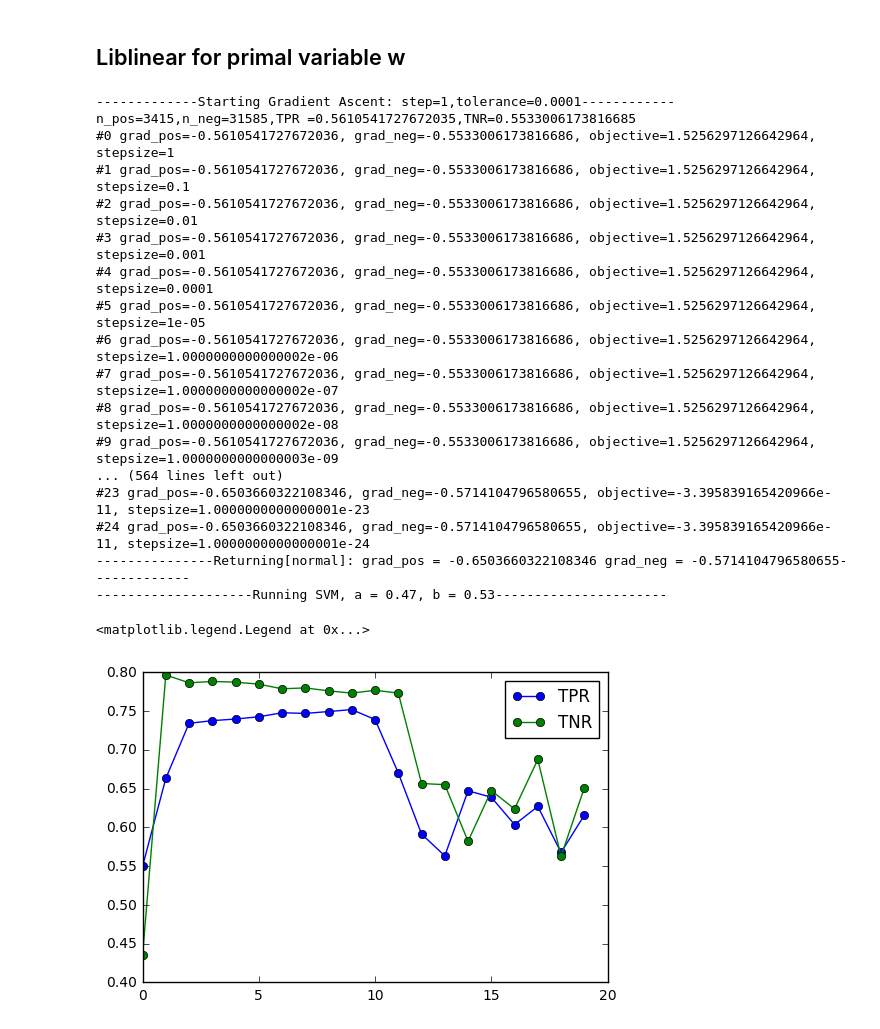
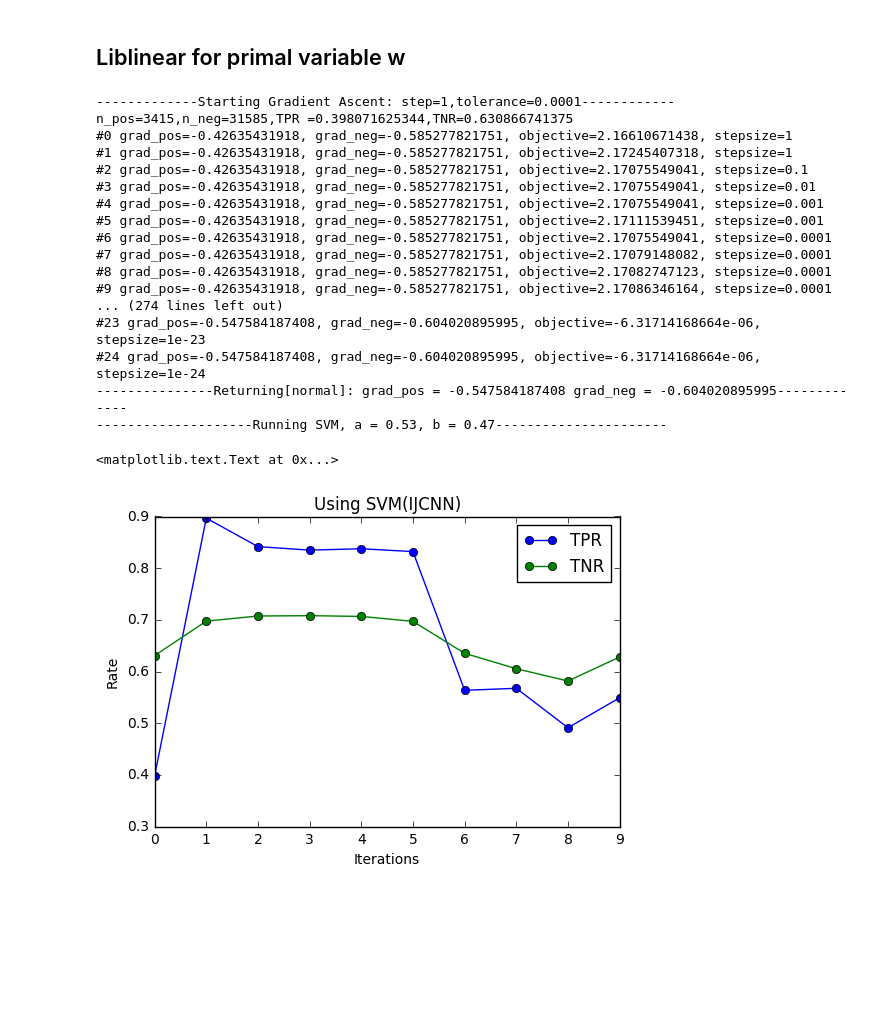
Before and after one commit to debojyoti23/opt_project, a Jupyter notebook: svm_xplore.ipynb, the cells around one changed output. Cells and saved outputs as stored; diff of their text form; code cells hidden in the pictures; blank space fills up the shorter version.

```diff
--- a/svm_xplore.ipynb
+++ b/svm_xplore.ipynb
@@ -38,14 +38,21 @@ def convert_to_dictionary(x):
 # %% [markdown]
 # Gradient ascent step for dual variables
 # %%
-def get_tp_tn(x,y,w):
+def get_tp_tn(w):
+    global x_test
+    global y_test
+    x = x_test
+    y = y_test
+    n = x.shape[0]
+    n_pos = len([i for i in range(n) if y[i]==1])
+    n_neg = n-n_pos
     h = x.dot(w)
     ind = np.where(h>0)
     y1 = -1*np.ones_like(y)
     y1[ind] = 1
     tp = sum(np.multiply(1+y,1+y1)/4)
     tn = sum(np.multiply(1-y,1-y1)/4)
-    return tp,tn
+    return float(tp)/n_pos,float(tn)/n_neg
 
 def get_projection(alpha,beta):
     if alpha>0 and beta>0 and alpha*beta>=1.0/4:
@@ -86,9 +93,10 @@ def gradient_ascent(x,y,x_val,y_val,w,a,b,alpha=1,maxiter=25,tolerance=0.0001):
     ind_neg = [i for i in range(n) if y[i]<0]
     x_pos = x[ind_pos]
     x_neg = x[ind_neg]
-    tpr,tnr = get_tp_tn(x,y,w)
-    tpr /= float(n_pos)
-    tnr /= float(n_neg)
+#     tpr,tnr = get_tp_tn(x,y,w)
+    tpr,tnr = get_tp_tn(w)
+#     tpr /= float(n_pos)
+#     tnr /= float(n_neg)
     accuracy.append((tpr,tnr))
     print('-------------Starting Gradient Ascent: step={},tolerance={}------------'.format(alpha,tolerance))
     print('n_pos={},n_neg={},TPR ={},TNR={}'.format(n_pos,n_neg,tpr,tnr))
@@ -156,12 +194,23 @@ def modifyx(x,y,a,b,n,n_pos,n_neg):
         else:
             x[i].update((key,val*scale_neg) for key,val in x[i].items())
     return x
+
+def modifyx_list(x,y,a,b,n,n_pos,n_neg):
+    scale_pos = float(2*n_pos)/(a*n)
+    scale_neg = float(2*n_neg)/(b*n)
+    ind_pos = [i for i in range(n) if y[i]>0]
+    ind_neg = [i for i in range(n) if y[i]<0]
+    x[ind_pos,:]=x[ind_pos,:]*scale_pos
+    x[ind_neg,:]=x[ind_neg,:]*scale_neg
+    return x
+
 # init section
 a,b = 0.5,0.5
 
 # IJCNN dataset
 y_train,x_train = read_problem('./data/ijcnn1.tr',22) # x as numpy list
 y_val,x_val = read_problem('./data/ijcnn1.val',22)
+y_test,x_test = read_problem('./data/ijcnn1.t',22)
 
 # # Covtype dataset
 # %time y,x = read_problem('./data/covtype.libsvm.binary',54)
@@ -185,7 +234,7 @@ n_neg = n-n_pos
 c = 5
 accuracy = []
 # Iterative section: Gradient Ascent & Liblinear
-for i in range(20):
+for i in range(10):
     a,b = gradient_ascent(x_train,y_train,x_val,y_val,w,a,b) #Gradient ascent
     c1 = float(a)/n_pos
     c2 = float(b)/n_neg
@@ -196,35 +245,41 @@ for i in range(20):
     model = train(prob,param)
     # Get model parameters
     w = model.get_decfun()[0]
+#     x = modifyx_list(x_train,y_train,a,b,n,n_pos,n_neg) # Replace SVM by Gradient Descent
+#     w = svm_gd(w,x,y_train,c1,c2,c) # Replace SVM by Gradient Descent
 # %% [output]
 -------------Starting Gradient Ascent: step=1,tolerance=0.0001------------
-n_pos=3415,n_neg=31585,TPR =0.5610541727672035,TNR=0.5533006173816685
-#0 grad_pos=-0.5610541727672036, grad_neg=-0.5533006173816686, objective=1.5256297126642964, stepsize=1
-#1 grad_pos=-0.5610541727672036, grad_neg=-0.5533006173816686, objective=1.5256297126642964, stepsize=0.1
-#2 grad_pos=-0.5610541727672036, grad_neg=-0.5533006173816686, objective=1.5256297126642964, stepsize=0.01
-#3 grad_pos=-0.5610541727672036, grad_neg=-0.5533006173816686, objective=1.5256297126642964, stepsize=0.001
-#4 grad_pos=-0.5610541727672036, grad_neg=-0.5533006173816686, objective=1.5256297126642964, stepsize=0.0001
-#5 grad_pos=-0.5610541727672036, grad_neg=-0.5533006173816686, objective=1.5256297126642964, stepsize=1e-05
-#6 grad_pos=-0.5610541727672036, grad_neg=-0.5533006173816686, objective=1.5256297126642964, stepsize=1.0000000000000002e-06
-#7 grad_pos=-0.5610541727672036, grad_neg=-0.5533006173816686, objective=1.5256297126642964, stepsize=1.0000000000000002e-07
-#8 grad_pos=-0.5610541727672036, grad_neg=-0.5533006173816686, objective=1.5256297126642964, stepsize=1.0000000000000002e-08
-#9 grad_pos=-0.5610541727672036, grad_neg=-0.5533006173816686, objective=1.5256297126642964, stepsize=1.0000000000000003e-09
-... (564 lines left out)
-#23 grad_pos=-0.6503660322108346, grad_neg=-0.5714104796580655, objective=-3.395839165420966e-11, stepsize=1.0000000000000001e-23
-#24 grad_pos=-0.6503660322108346, grad_neg=-0.5714104796580655, objective=-3.395839165420966e-11, stepsize=1.0000000000000001e-24
----------------Returning[normal]: grad_pos = -0.6503660322108346 grad_neg = -0.5714104796580655-------------
---------------------Running SVM, a = 0.47, b = 0.53----------------------
+n_pos=3415,n_neg=31585,TPR =0.398071625344,TNR=0.630866741375
+#0 grad_pos=-0.42635431918, grad_neg=-0.585277821751, objective=2.16610671438, stepsize=1
+#1 grad_pos=-0.42635431918, grad_neg=-0.585277821751, objective=2.17245407318, stepsize=1
+#2 grad_pos=-0.42635431918, grad_neg=-0.585277821751, objective=2.17075549041, stepsize=0.1
+#3 grad_pos=-0.42635431918, grad_neg=-0.585277821751, objective=2.17075549041, stepsize=0.01
+#4 grad_pos=-0.42635431918, grad_neg=-0.585277821751, objective=2.17075549041, stepsize=0.001
+#5 grad_pos=-0.42635431918, grad_neg=-0.585277821751, objective=2.17111539451, stepsize=0.001
+#6 grad_pos=-0.42635431918, grad_neg=-0.585277821751, objective=2.17075549041, stepsize=0.0001
+#7 grad_pos=-0.42635431918, grad_neg=-0.585277821751, objective=2.17079148082, stepsize=0.0001
+#8 grad_pos=-0.42635431918, grad_neg=-0.585277821751, objective=2.17082747123, stepsize=0.0001
+#9 grad_pos=-0.42635431918, grad_neg=-0.585277821751, objective=2.17086346164, stepsize=0.0001
+... (274 lines left out)
+#23 grad_pos=-0.547584187408, grad_neg=-0.604020895995, objective=-6.31714168664e-06, stepsize=1e-23
+#24 grad_pos=-0.547584187408, grad_neg=-0.604020895995, objective=-6.31714168664e-06, stepsize=1e-24
+---------------Returning[normal]: grad_pos = -0.547584187408 grad_neg = -0.604020895995-------------
+--------------------Running SVM, a = 0.53, b = 0.47----------------------
 # %%
 import matplotlib.pyplot as plt
 %matplotlib inline
 p = [x for x,_ in accuracy]
 n = [x for _,x in accuracy]
 tpr, = plt.plot(range(len(p)),p,marker='o',label='TPR')
 tnr, = plt.plot(range(len(n)),n,marker='o',label='TNR')
 plt.legend(handles=[tpr,tnr])
+# plt.title('SVM replaced by Gradient Descent(IJCNN)')
+plt.title('Using SVM(IJCNN)')
+plt.xlabel('Iterations')
+plt.ylabel('Rate')
 # %% [output]
-<matplotlib.legend.Legend at 0x...>
+<matplotlib.text.Text at 0x...>
-[figure, old version]
+[figure, new version]
 # %%
 import matplotlib.pyplot as plt
 %matplotlib inline
```
Also changed, not shown: parts of 4 cells of this notebook, 4 other files.
